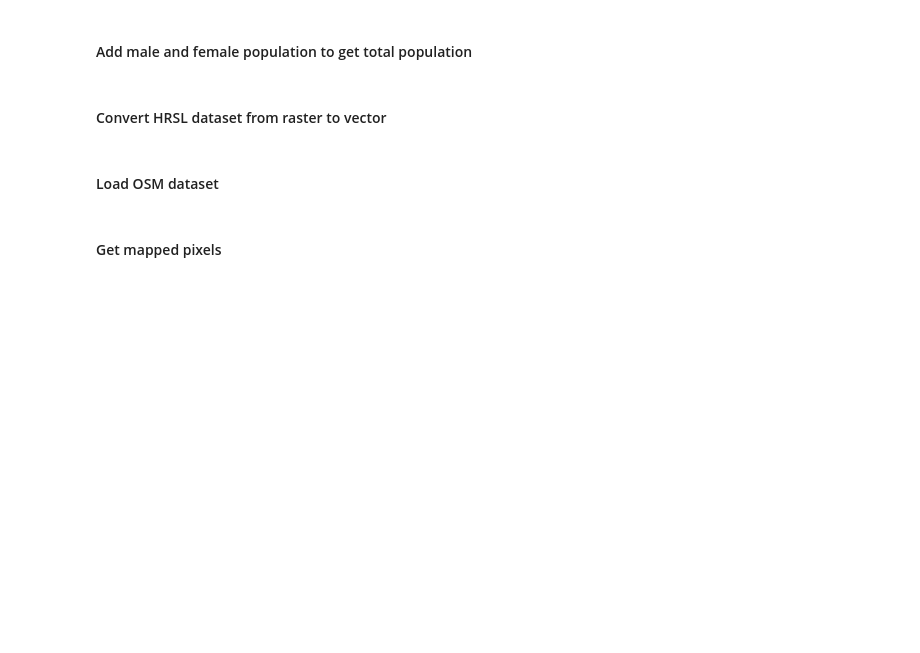
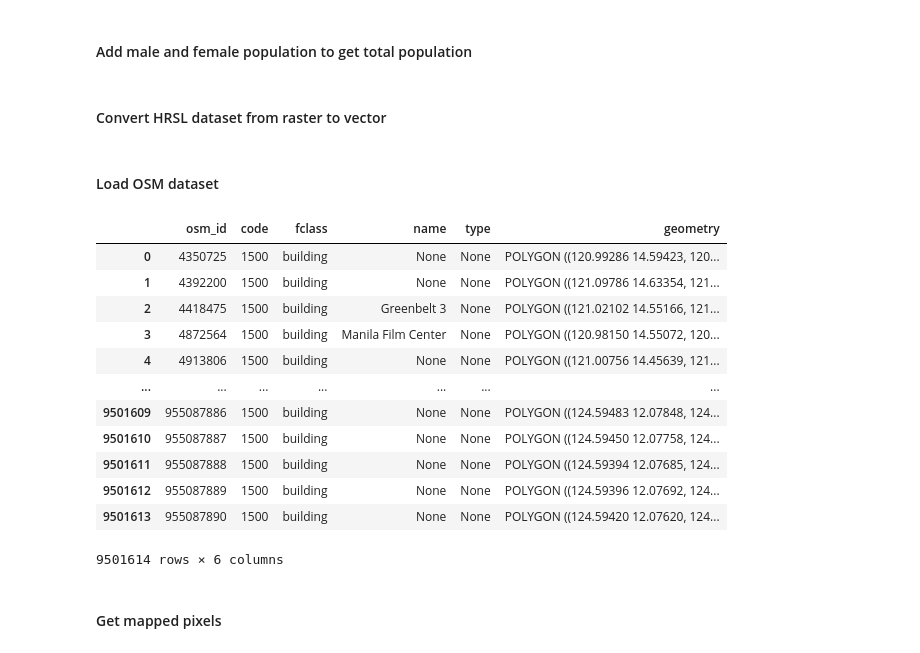
Before and after one commit to thinkingmachines/osm-completeness, a Jupyter notebook: notebooks/1_Methodology.ipynb, the cells around one changed output. Saved outputs shown, nothing was run; the diff lists cells and outputs as text; code cells hidden in the pictures; blank space fills up the shorter version.

```diff
--- a/notebooks/1_Methodology.ipynb
+++ b/notebooks/1_Methodology.ipynb
@@ -193 +198,24 @@ Uncomment the cells down below if you have not yet saved the `with_buildings` an
+# %%
+# The 2021 zip file contains many shapefiles for points of interests, landuse, waterways, etc.
+# We are only interested in loading the building footprint data
+osm_phl = gpd.read_file(
+    "../download_data/philippines-latest-free.shp/gis_osm_buildings_a_free_1.shp",
+    driver="shp",
+)
+# %%
+osm_phl
+# %% [output]
+|  | osm_id | code | fclass | name | type | geometry |
+| 0 | 4350725 | 1500 | building | None | None | POLYGON ((120.99286 14.59423, 120... |
+| 1 | 4392200 | 1500 | building | None | None | POLYGON ((121.09786 14.63354, 121... |
+| 2 | 4418475 | 1500 | building | Greenbelt 3 | None | POLYGON ((121.02102 14.55166, 121... |
+| 3 | 4872564 | 1500 | building | Manila Film Center | None | POLYGON ((120.98150 14.55072, 120... |
+| 4 | 4913806 | 1500 | building | None | None | POLYGON ((121.00756 14.45639, 121... |
+| ... | ... | ... | ... | ... | ... | ... |
+| 9501609 | 955087886 | 1500 | building | None | None | POLYGON ((124.59483 12.07848, 124... |
+| 9501610 | 955087887 | 1500 | building | None | None | POLYGON ((124.59450 12.07758, 124... |
+| 9501611 | 955087888 | 1500 | building | None | None | POLYGON ((124.59394 12.07685, 124... |
+| 9501612 | 955087889 | 1500 | building | None | None | POLYGON ((124.59396 12.07692, 124... |
+| 9501613 | 955087890 | 1500 | building | None | None | POLYGON ((124.59420 12.07620, 124... |
+9501614 rows × 6 columns
 # %%
```
Also changed, not shown: parts of 73 cells of this notebook, 2 other files.
